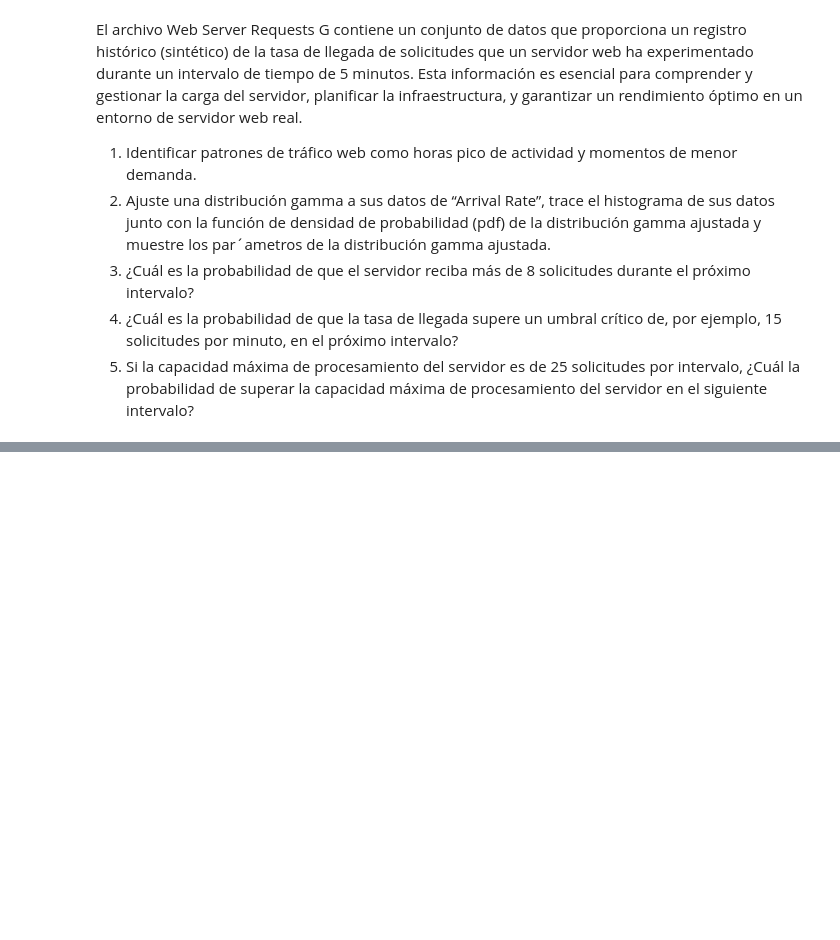
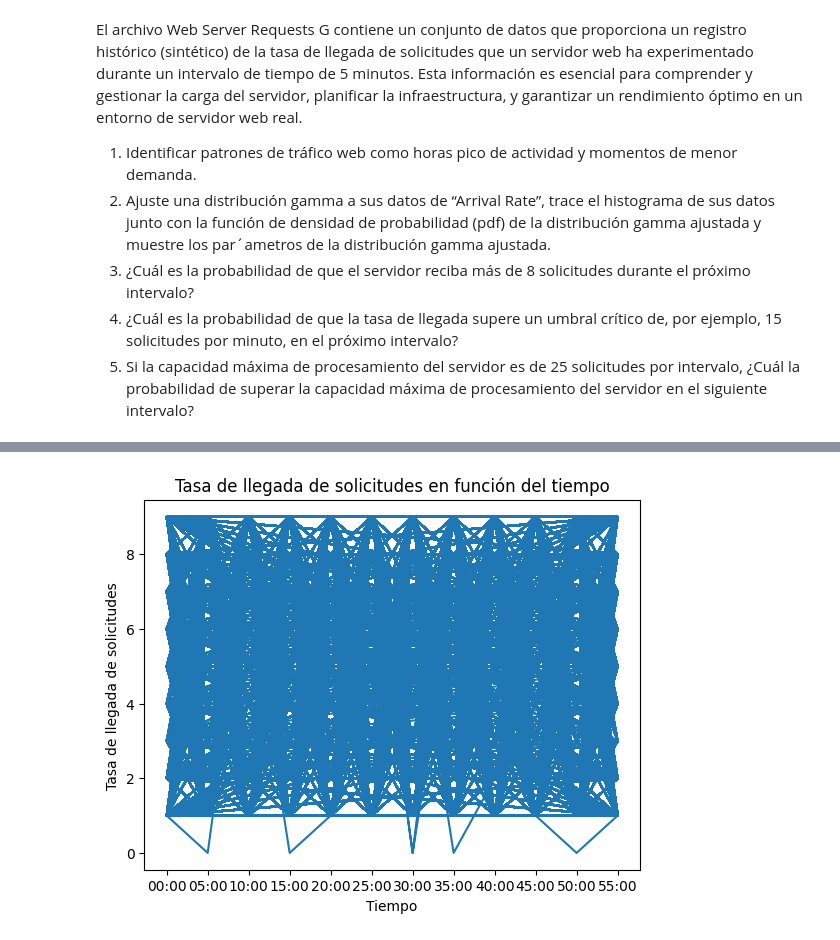
Before and after one commit to DCajiao/Distribuciones-de-Probabilidad, a Jupyter notebook: notebooks/pregunta4.ipynb, the cells around one changed output, grey strips where cells are left out. Cells and saved outputs as stored; diff of their text form; code cells hidden in the pictures; blank space fills up the shorter version.

```diff
--- a/notebooks/pregunta4.ipynb
+++ b/notebooks/pregunta4.ipynb
@@ -11,5 +13,8 @@ en un entorno de servidor web real.
 # %%
 import pandas as pd
+import matplotlib.pyplot as plt
+from scipy.stats import gamma
 
-url = 'https://raw.githubusercontent.com/DCajiao/Distribuciones-de-Probabilidad/main/data/Web_Server_Requests_G.csv?token=GHSAT0AAAAAACRAW2Q6NZNNCWHY6RQI55ZSZQ6UEUQ'
-df = pd.read_csv(url)
+#url = 'https://raw.githubusercontent.com/DCajiao/Distribuciones-de-Probabilidad/main/data/Web_Server_Requests_G.csv?token=GHSAT0AAAAAACRAW2Q6NZNNCWHY6RQI55ZSZQ6UEUQ'
+#df = pd.read_csv()
+df = pd.read_csv(r"..\data\Web_Server_Requests_G.csv")
@@ -15,0 +32,8 @@ df = pd.read_csv(url)
+# %%
+plt.plot(df['Timestamp'], df['Arrival_Rate'])
+plt.xlabel('Tiempo')
+plt.ylabel('Tasa de llegada de solicitudes')
+plt.title('Tasa de llegada de solicitudes en función del tiempo')
+plt.show()
+# %% [output]
+[figure, added]
```
Also changed, not shown: parts of 9 cells of this notebook, 1 other file.
